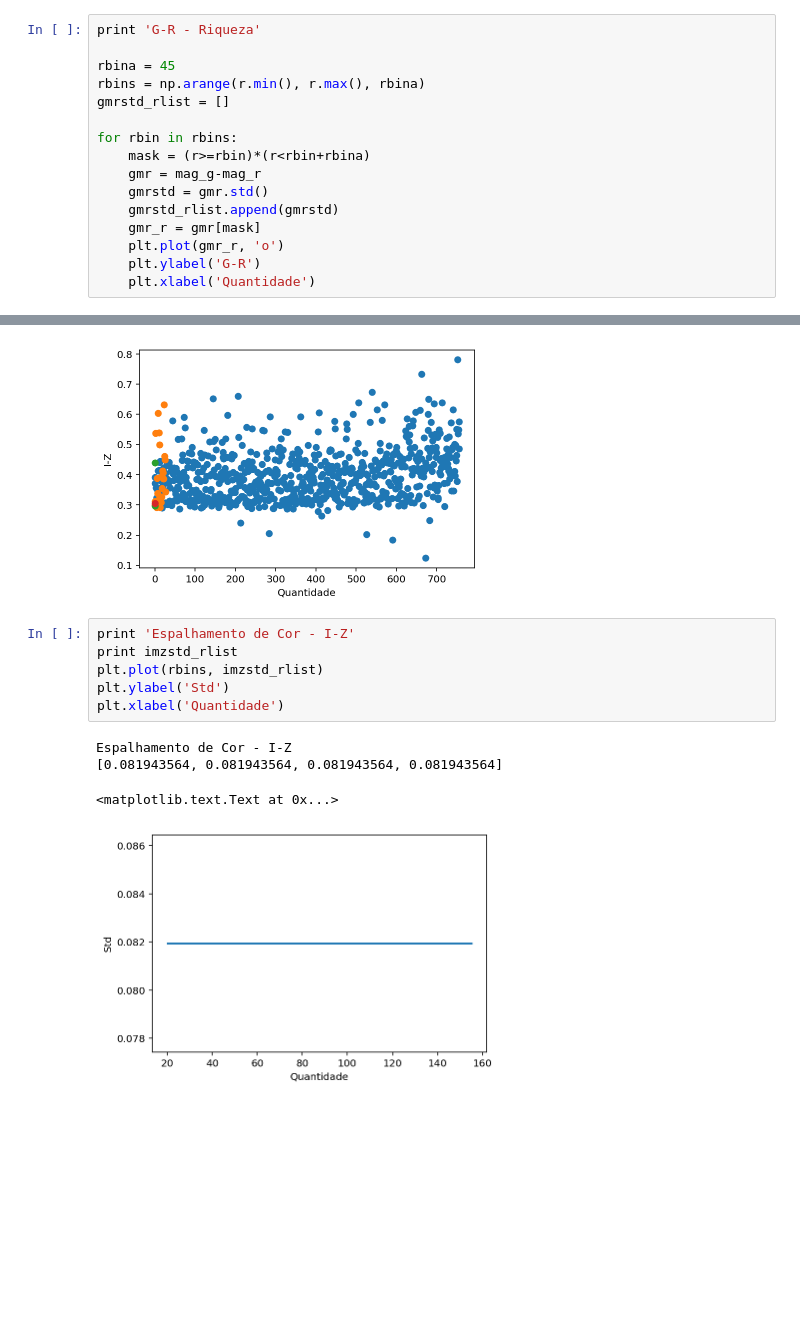
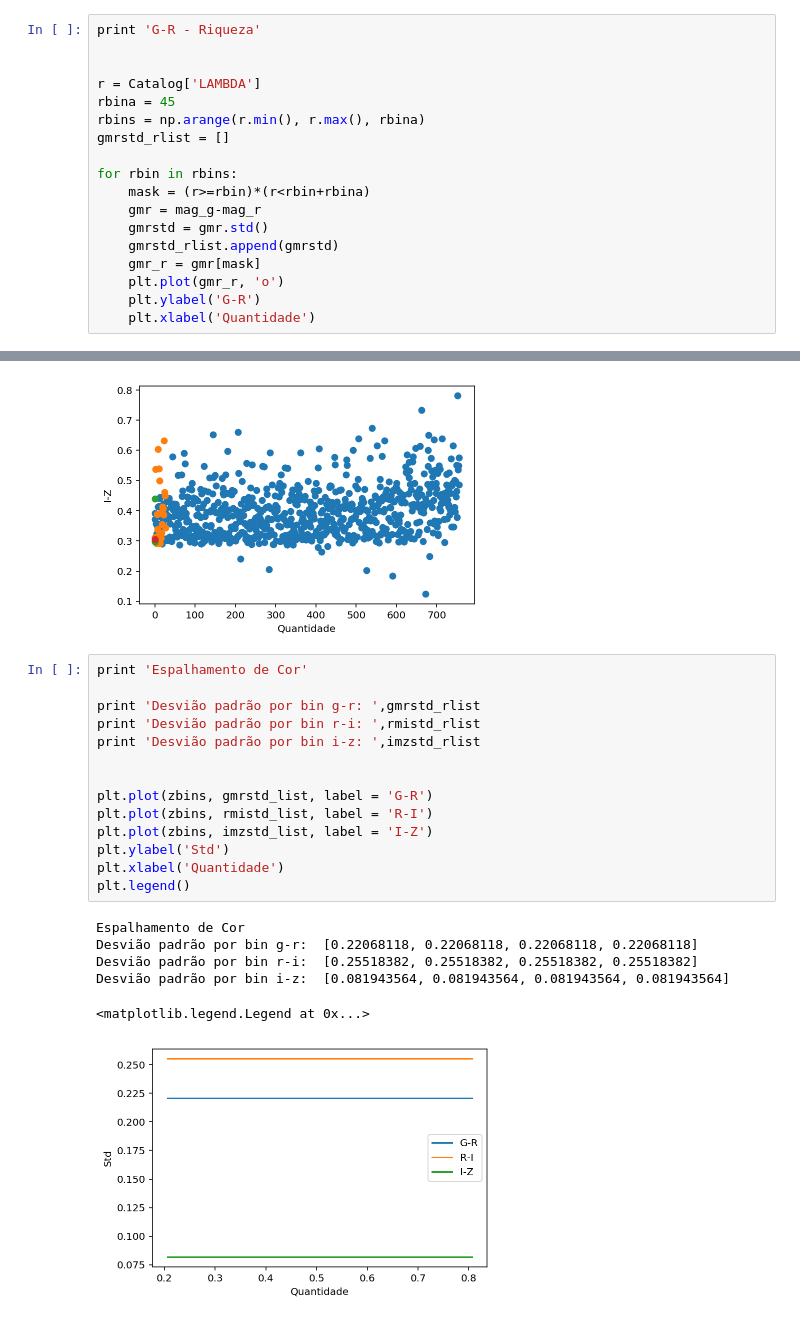
Before and after one commit to clusteron/comparison, a Jupyter notebook: RS.ipynb, the cells around one changed output, grey strips where cells are left out. Drawn from its saved outputs; the diff is of its cells as text; blank space fills up the shorter version.

```diff
--- a/RS.ipynb
+++ b/RS.ipynb
@@ -173,6 +166,8 @@ Bins: intervalos de 20
 # %%
 print 'G-R - Riqueza'
 
+
+r = Catalog['LAMBDA']
 rbina = 45
 rbins = np.arange(r.min(), r.max(), rbina)
 gmrstd_rlist = []
@@ -249,14 +222,24 @@ for rbin in rbins:
 # %% [output]
 I-Z - Riqueza
 [figure]
-# %%
-print 'Espalhamento de Cor - I-Z'
-print imzstd_rlist
-plt.plot(rbins, imzstd_rlist)
-plt.ylabel('Std')
-plt.xlabel('Quantidade')
-# %% [output]
-Espalhamento de Cor - I-Z
-[0.081943564, 0.081943564, 0.081943564, 0.081943564]
-<matplotlib.text.Text at 0x...>
-[figure, removed]
+# %%
+print 'Espalhamento de Cor'
+
+print 'Desvião padrão por bin g-r: ',gmrstd_rlist
+print 'Desvião padrão por bin r-i: ',rmistd_rlist
+print 'Desvião padrão por bin i-z: ',imzstd_rlist
+
+
+plt.plot(zbins, gmrstd_list, label = 'G-R')
+plt.plot(zbins, rmistd_list, label = 'R-I')
+plt.plot(zbins, imzstd_list, label = 'I-Z')
+plt.ylabel('Std')
+plt.xlabel('Quantidade')
+plt.legend()
+# %% [output]
+Espalhamento de Cor
+Desvião padrão por bin g-r:  [0.22068118, 0.22068118, 0.22068118, 0.22068118]
+Desvião padrão por bin r-i:  [0.25518382, 0.25518382, 0.25518382, 0.25518382]
+Desvião padrão por bin i-z:  [0.081943564, 0.081943564, 0.081943564, 0.081943564]
+<matplotlib.legend.Legend at 0x...>
+[figure, added]
```
Also changed, not shown: parts of 9 cells of this notebook.
